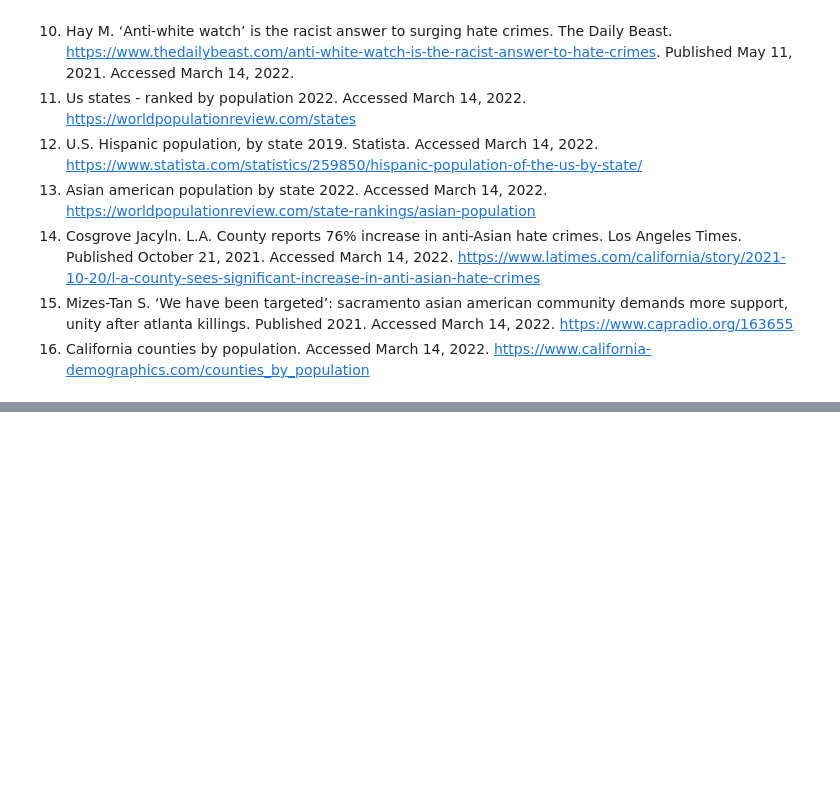
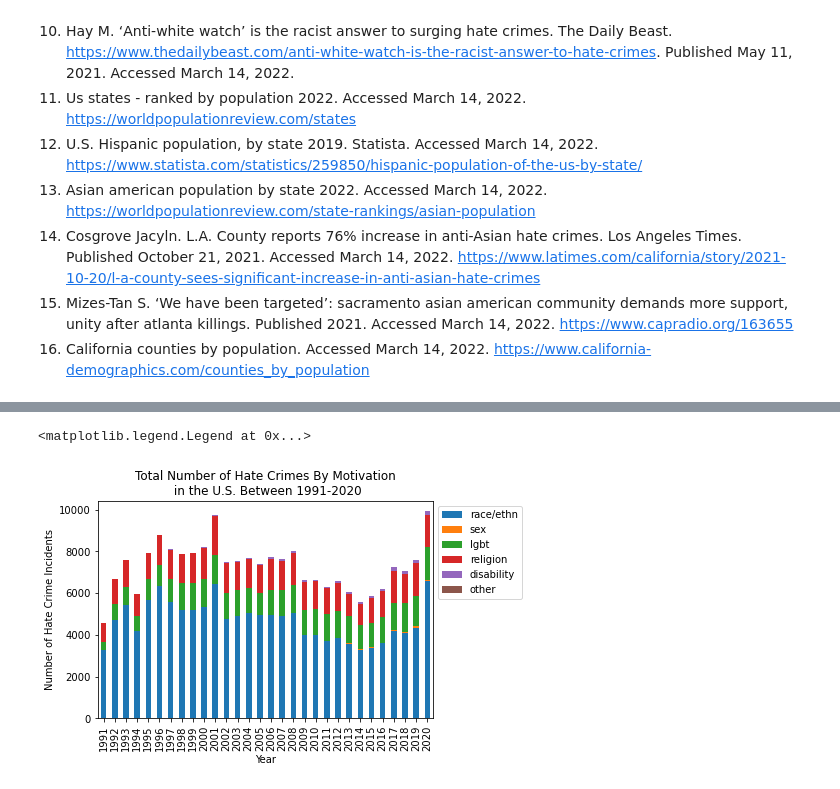
Before and after one commit to shraddha1803/STA_141B_Project, a Jupyter notebook: analysis/project_report.ipynb, the cells around one changed output, grey strips where cells are left out. Cells and saved outputs as stored; diff of their text form; code cells hidden in the pictures; blank space fills up the shorter version.

```diff
--- a/analysis/project_report.ipynb
+++ b/analysis/project_report.ipynb
@@ -163,0 +345,34 @@ Click for interactive map: <a href="./figures/CA_racebias_20.html">Total Number
+# %%
+# Calculate num of hate crime by bias category each year
+num_bias_hc = pd.DataFrame(hc.groupby(["year","bias_cat"])["incident_id"].count())
+num_bias_hc.reset_index(inplace = True)
+num_bias_hc.columns = ["year", "bias_cat", "num_bias_cat"]
+# %%
+# Rearrange dataframe to make stacked bar charts
+def transpose_df(df, loop_lst, biastype, colname):
+    """
+    Makes bias category rows into columns to allow for stack bar charts
+    df = pandas hatecrime dataframe
+    biastype = bias_cat by default, and can be specified to
+    colname = column name of interest
+    """
+    t_dic = {}
+    for bias in loop_lst:
+        bias_rows = list(df[df[biastype] == bias][colname])
+        while len(bias_rows) < 30:
+            bias_rows = [0] + bias_rows
+        t_dic[bias] = bias_rows
+    t_df = pd.DataFrame(t_dic, index = range(1991,2021))
+    return t_df
+# %%
+# rearrange columns of num_bias_hc in order to make bar plot
+num_bias_hc_t_df = transpose_df(num_bias_hc,bias_cat_dic.keys(), "bias_cat", "num_bias_cat")
+
+# Bar plot of number of reported hate crimes by bias category over the years
+num_bias_hc_plt = num_bias_hc_t_df.plot(kind='bar', stacked=True)
+num_bias_hc_plt.set(xlabel = "Year", ylabel = "Number of Hate Crime Incidents",
+                title = "Total Number of Hate Crimes By Motivation\n in the U.S. Between 1991-2020")
+plt.legend(bbox_to_anchor = [1, 1])
+# %% [output]
+<matplotlib.legend.Legend at 0x...>
+[figure, added]
```
Also changed, not shown: parts of 63 cells of this notebook, 1 other file.
